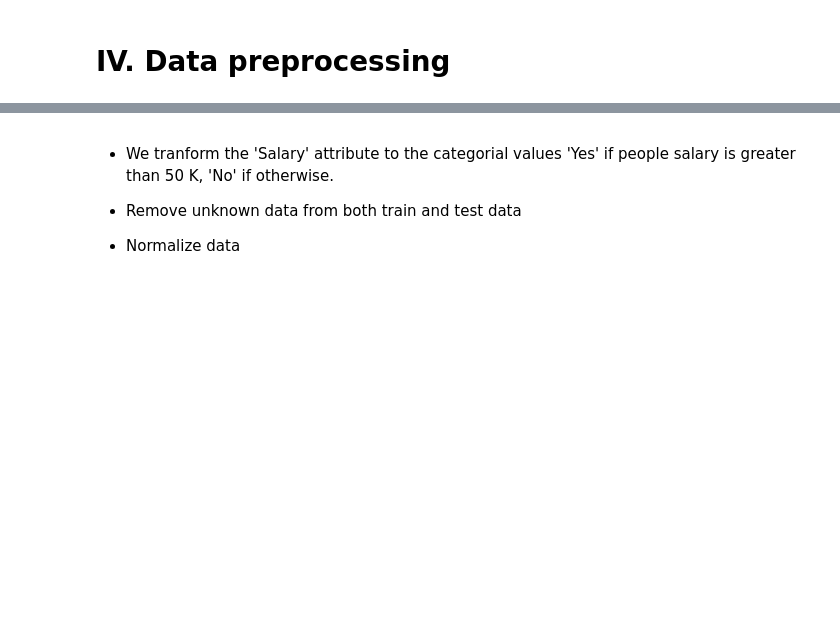
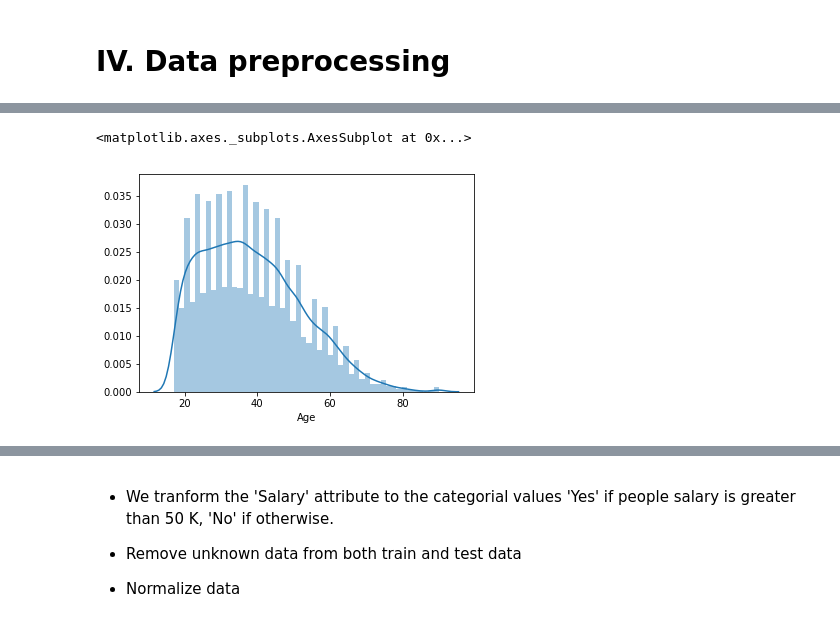
Before and after one commit to haiphucnguyen/MachineLearning, a Jupyter notebook: notes/Project 1.ipynb, the cells around one changed output, grey strips where cells are left out. Cells and saved outputs as stored; diff of their text form; code cells hidden in the pictures; blank space fills up the shorter version.

```diff
--- a/notes/Project 1.ipynb
+++ b/notes/Project 1.ipynb
@@ -96,0 +112,5 @@ dataset_test.head(10)
+# %%
+sns.distplot(dataset_train['Age'].dropna(), kde=True)
+# %% [output]
+<matplotlib.axes._subplots.AxesSubplot at 0x...>
+[figure, added]
```
Also changed, not shown: parts of 26 cells of this notebook.
